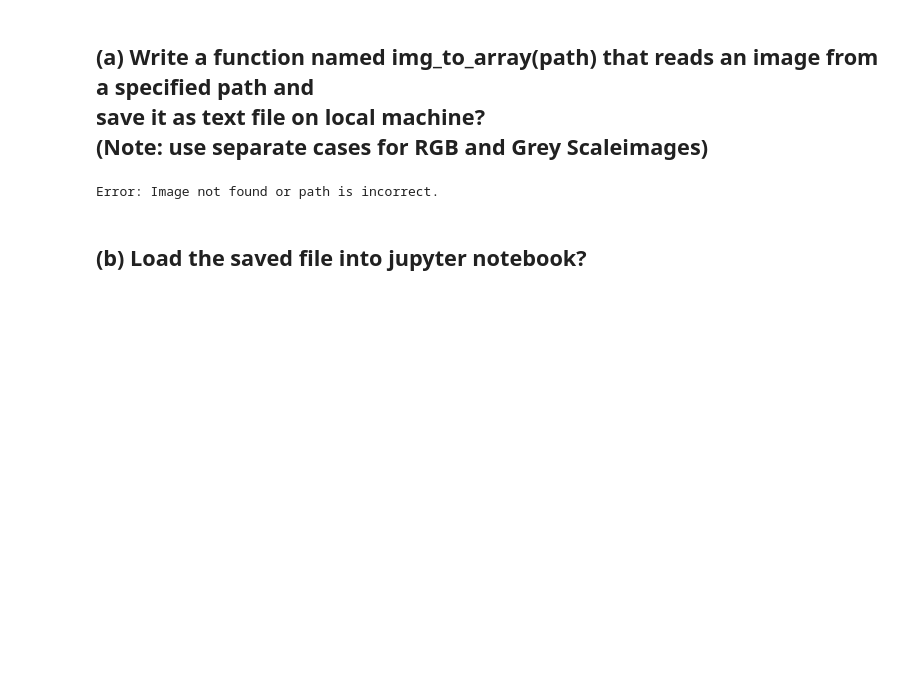
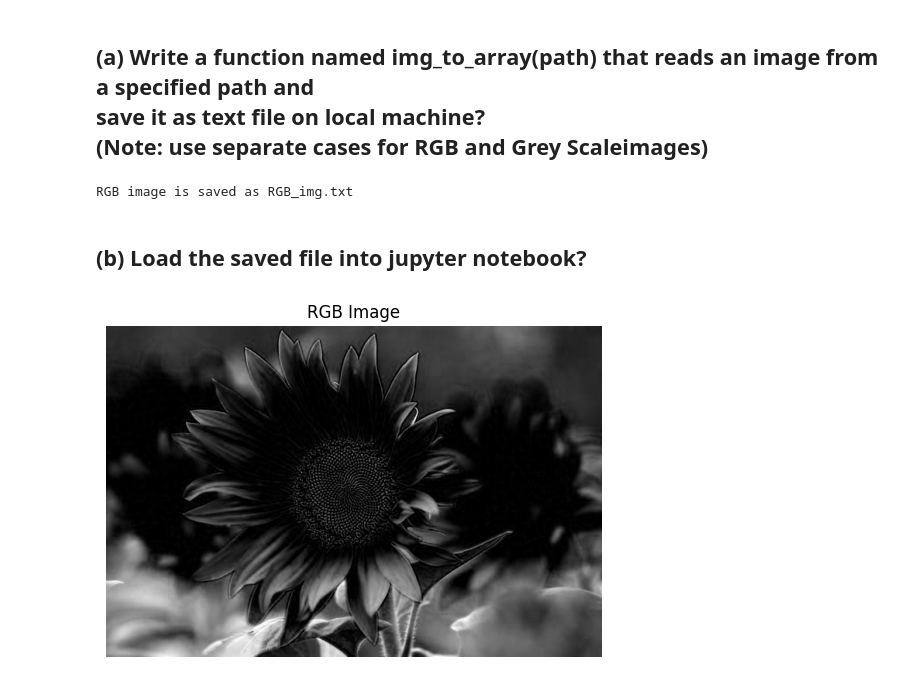
Before and after one commit to dheerajkrbhaskar/UML501_LAB, a Jupyter notebook: Assignment1.ipynb, the cells around one changed output. Cells and saved outputs as stored; diff of their text form; code cells hidden in the pictures; blank space fills up the shorter version.

```diff
--- a/Assignment1.ipynb
+++ b/Assignment1.ipynb
@@ -302,7 +302,7 @@ def img_to_array(path):
         output_file = "RGB_img.txt"
         r,g,b=cv.split(img) #splitting into channels
         with open(output_file,'w') as f:
-            f.write("Red Channel: \n")
+            f.write("Red Channel:\n")
             np.savetxt(f,r,fmt="%d")
             f.write("\nGreen Channel:\n")
             np.savetxt(f,r,fmt="%d")
@@ -312,36 +312,38 @@ def img_to_array(path):
     else:
         print("Unsupported image format.")
 
-img_to_array("https://machinelearningknowledge.ai/wp-content/uploads/2024/05/image2.jpg")
+img_to_array("image.png")
 # %% [output]
-Error: Image not found or path is incorrect.
+RGB image is saved as RGB_img.txt
 # %% [markdown]
 ## (b) Load the saved file into jupyter notebook?
 # %%
-def load_rgb_image_fromt_text(filepath):
+def load_rgb_image_from_text(filepath):
     with open(filepath,'r') as f:
-        lines = f.readlines()
+        lines =  f.readlines()
 
     #split lines into rgb channels
     r_start = lines.index("Red Channel:\n")+1
     g_start = lines.index("Green Channel:\n")
-    b_start = lines.index("Blue Channel: \n")
+    b_start = lines.index("Blue Channel:\n")
 
     r_lines = lines[r_start:g_start-1]
     g_lines = lines[g_start+1:b_start-1]
     b_lines = lines[b_start+1:]
 
     r = np.array([[int(val) for val in line.split()] for line in r_lines], dtype=np.uint8)
     g = np.array([[int(val) for val in line.split()] for line in g_lines], dtype=np.uint8)
     b = np.array([[int(val) for val in line.split()] for line in b_lines], dtype=np.uint8)
 
     #merge channels
     rgb_image = np.stack((r,g,b), axis=-1)
     return rgb_image
 
-rgb_image = load_rgb_image_fromt_text("/content/rgb_image_data.txt")
+rgb_image = load_rgb_image_from_text("RGB_img.txt")
 import matplotlib.pyplot as plt
-plt.imshow(cv.cvtColor(rgb_img, cv.COLOR_BGR2RGB))  # OpenCV loads in BGR
+plt.imshow(cv.cvtColor(rgb_image, cv.COLOR_BGR2RGB))  # OpenCV loads in BGR
 plt.title("RGB Image")
 plt.axis('off')
 plt.show()
+# %% [output]
+[figure, added]
```
Also changed, not shown: 5 other files.
